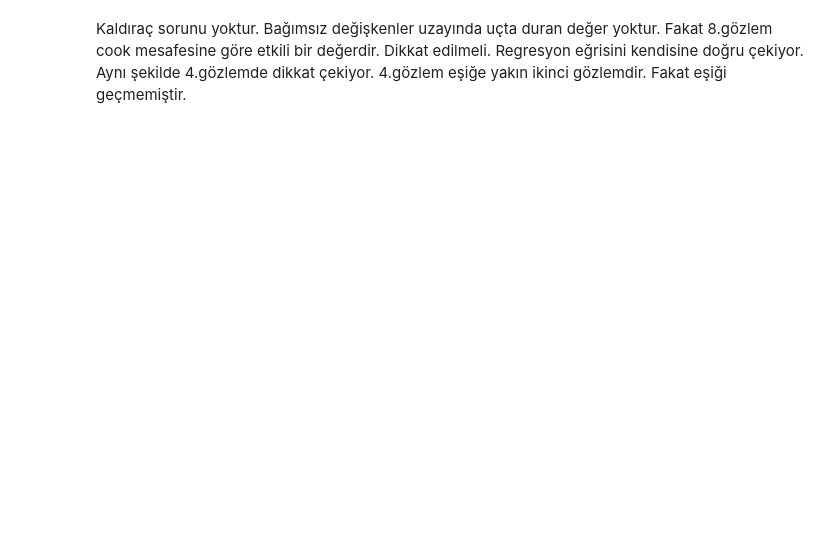
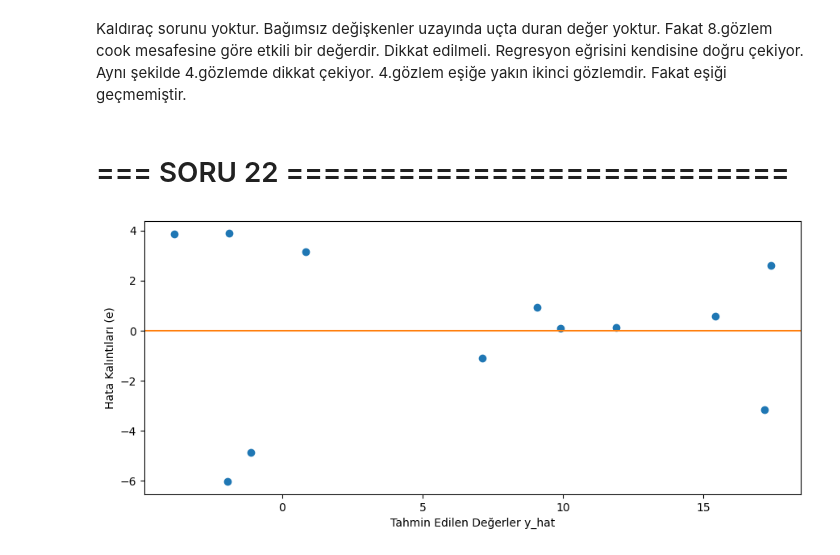
Before and after one commit to CODESOLE/lisansustu.d, a Jupyter notebook: uyg-reg/uyg-reg-vize.ipynb, the cells around one changed output. Drawn from its saved outputs; the diff is of its cells as text; code cells hidden in the pictures; blank space fills up the shorter version.

```diff
--- a/uyg-reg/uyg-reg-vize.ipynb
+++ b/uyg-reg/uyg-reg-vize.ipynb
@@ -578,2 +578,14 @@ cookD:
 # %% [markdown]
 Kaldıraç sorunu yoktur. Bağımsız değişkenler uzayında uçta duran değer yoktur. Fakat 8.gözlem cook mesafesine göre etkili bir değerdir. Dikkat edilmeli. Regresyon eğrisini kendisine doğru çekiyor. Aynı şekilde 4.gözlemde dikkat çekiyor. 4.gözlem eşiğe yakın ikinci gözlemdir. Fakat eşiği geçmemiştir.
+# %% [markdown]
+# === SORU 22 ===========================
+# %%
+fig, ax = plt.subplots(1, 1, figsize=(10.5, 4.4))
+ax.scatter(X @ betas, e)
+ax.set_xlabel("Tahmin Edilen Değerler y_hat")
+ax.set_ylabel("Hata Kalıntıları (e)")
+ax.axhline(0, color='C1')
+# desen yok, huni yok; gozlem 8 negatif kuyrukta
+plt.show()
+# %% [output]
+[figure, added]
```
Also changed, not shown: parts of 6 cells of this notebook.
